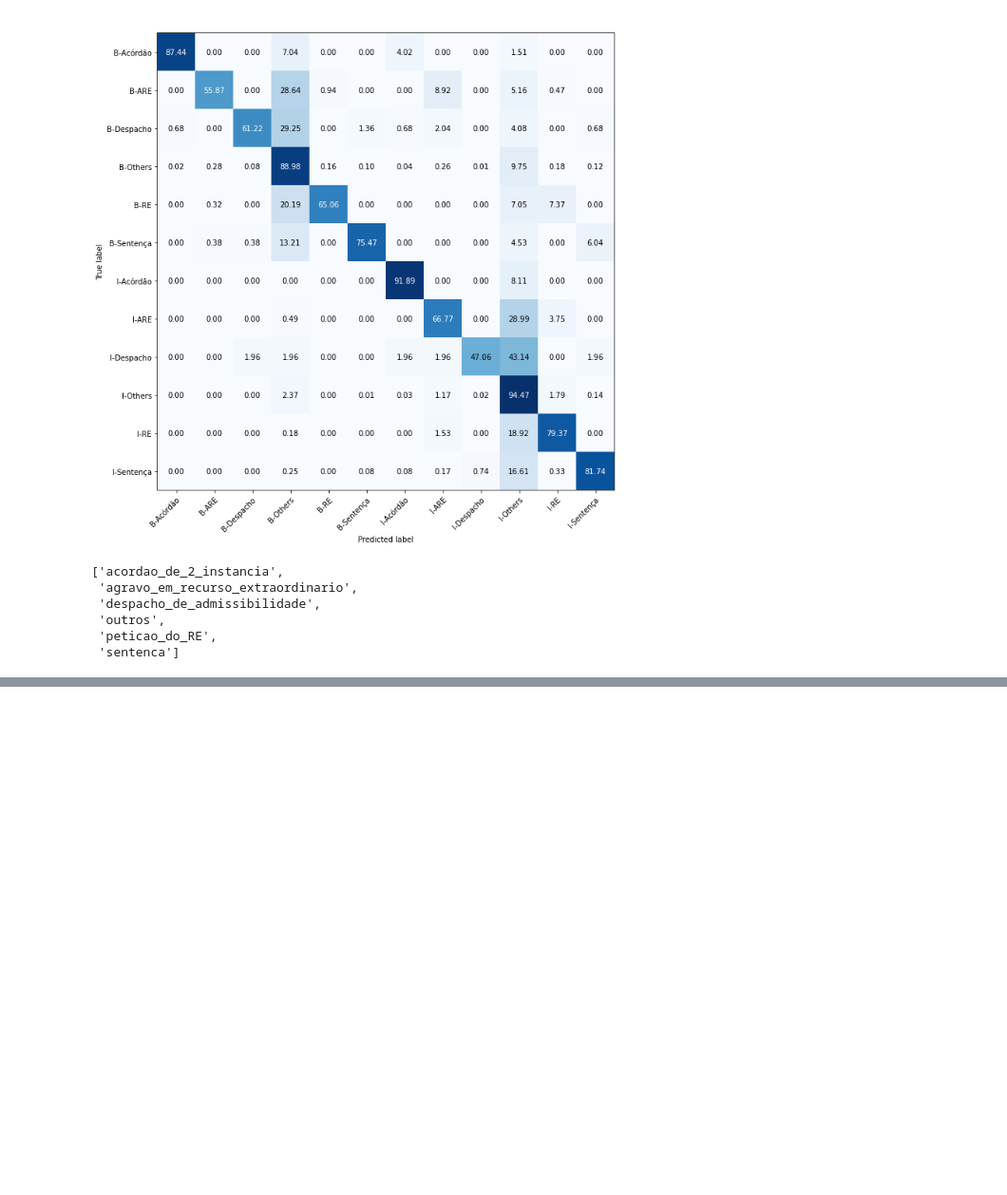
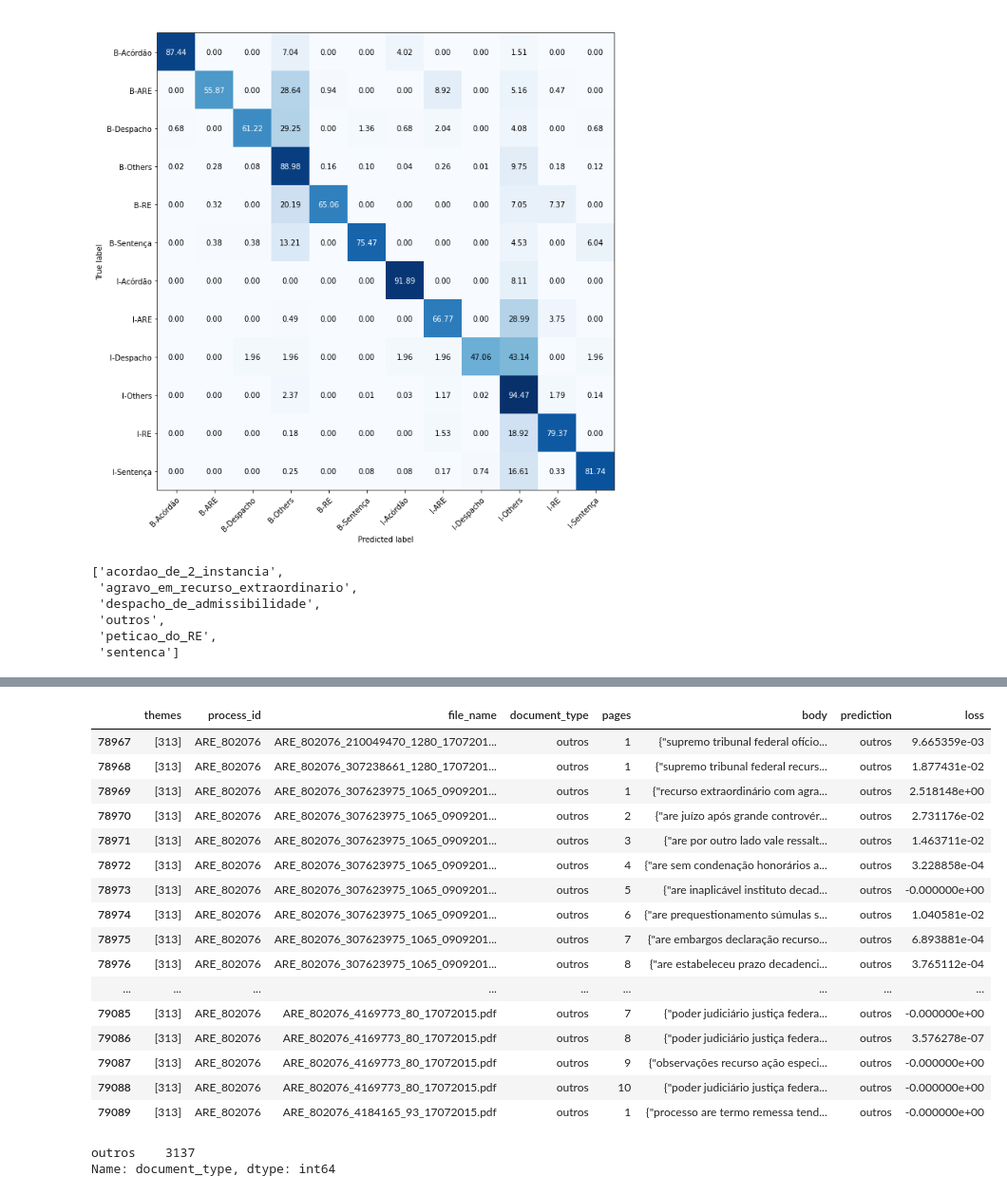
Before and after one commit to peluz/victor-visual-text, a Jupyter notebook: error_analysis.ipynb, the cells around one changed output, grey strips where cells are left out. Shown at 95% size. Cells and saved outputs as stored; diff of their text form; code cells hidden in the pictures; blank space fills up the shorter version.

```diff
--- a/error_analysis.ipynb
+++ b/error_analysis.ipynb
@@ -270,0 +295,21 @@ test_df.groupby("prediction").apply(lambda x: (x[x['prediction'] != x['document_
+# %%
+pd.set_option('display.max_rows', 700)
+test_df[test_df["process_id"] == "ARE_802076"]
+# %% [output]
+|  | themes | process_id | file_name | document_type | pages | body | prediction | loss |
+| 78967 | [313] | ARE_802076 | ARE_802076_210049470_1280_1707201... | outros | 1 | {"supremo tribunal federal ofício... | outros | 9.665359e-03 |
+| 78968 | [313] | ARE_802076 | ARE_802076_307238661_1280_1707201... | outros | 1 | {"supremo tribunal federal recurs... | outros | 1.877431e-02 |
+| 78969 | [313] | ARE_802076 | ARE_802076_307623975_1065_0909201... | outros | 1 | {"recurso extraordinário com agra... | outros | 2.518148e+00 |
+| 78970 | [313] | ARE_802076 | ARE_802076_307623975_1065_0909201... | outros | 2 | {"are juízo após grande controvér... | outros | 2.731176e-02 |
+| 78971 | [313] | ARE_802076 | ARE_802076_307623975_1065_0909201... | outros | 3 | {"are por outro lado vale ressalt... | outros | 1.463711e-02 |
+| 78972 | [313] | ARE_802076 | ARE_802076_307623975_1065_0909201... | outros | 4 | {"are sem condenação honorários a... | outros | 3.228858e-04 |
+| 78973 | [313] | ARE_802076 | ARE_802076_307623975_1065_0909201... | outros | 5 | {"are inaplicável instituto decad... | outros | -0.000000e+00 |
+| 78974 | [313] | ARE_802076 | ARE_802076_307623975_1065_0909201... | outros | 6 | {"are prequestionamento súmulas s... | outros | 1.040581e-02 |
+| 78975 | [313] | ARE_802076 | ARE_802076_307623975_1065_0909201... | outros | 7 | {"are embargos declaração recurso... | outros | 6.893881e-04 |
+| 78976 | [313] | ARE_802076 | ARE_802076_307623975_1065_0909201... | outros | 8 | {"are estabeleceu prazo decadenci... | outros | 3.765112e-04 |
+| ... | ... | ... | ... | ... | ... | ... | ... | ... |
+| 79085 | [313] | ARE_802076 | ARE_802076_4169773_80_17072015.pdf | outros | 7 | {"poder judiciário justiça federa... | outros | -0.000000e+00 |
+| 79086 | [313] | ARE_802076 | ARE_802076_4169773_80_17072015.pdf | outros | 8 | {"poder judiciário justiça federa... | outros | 3.576278e-07 |
+| 79087 | [313] | ARE_802076 | ARE_802076_4169773_80_17072015.pdf | outros | 9 | {"observações recurso ação especi... | outros | -0.000000e+00 |
+| 79088 | [313] | ARE_802076 | ARE_802076_4169773_80_17072015.pdf | outros | 10 | {"poder judiciário justiça federa... | outros | -0.000000e+00 |
+| 79089 | [313] | ARE_802076 | ARE_802076_4184165_93_17072015.pdf | outros | 1 | {"processo are termo remessa tend... | outros | -0.000000e+00 |
@@ -270,0 +321,5 @@ test_df.groupby("prediction").apply(lambda x: (x[x['prediction'] != x['document_
+# %%
+total[total["body"].str.contains("paraiba")]["document_type"].value_counts()
+# %% [output]
+outros    3137
+Name: document_type, dtype: int64
```
Also changed, not shown: parts of 10 cells of this notebook, 44 other files.
